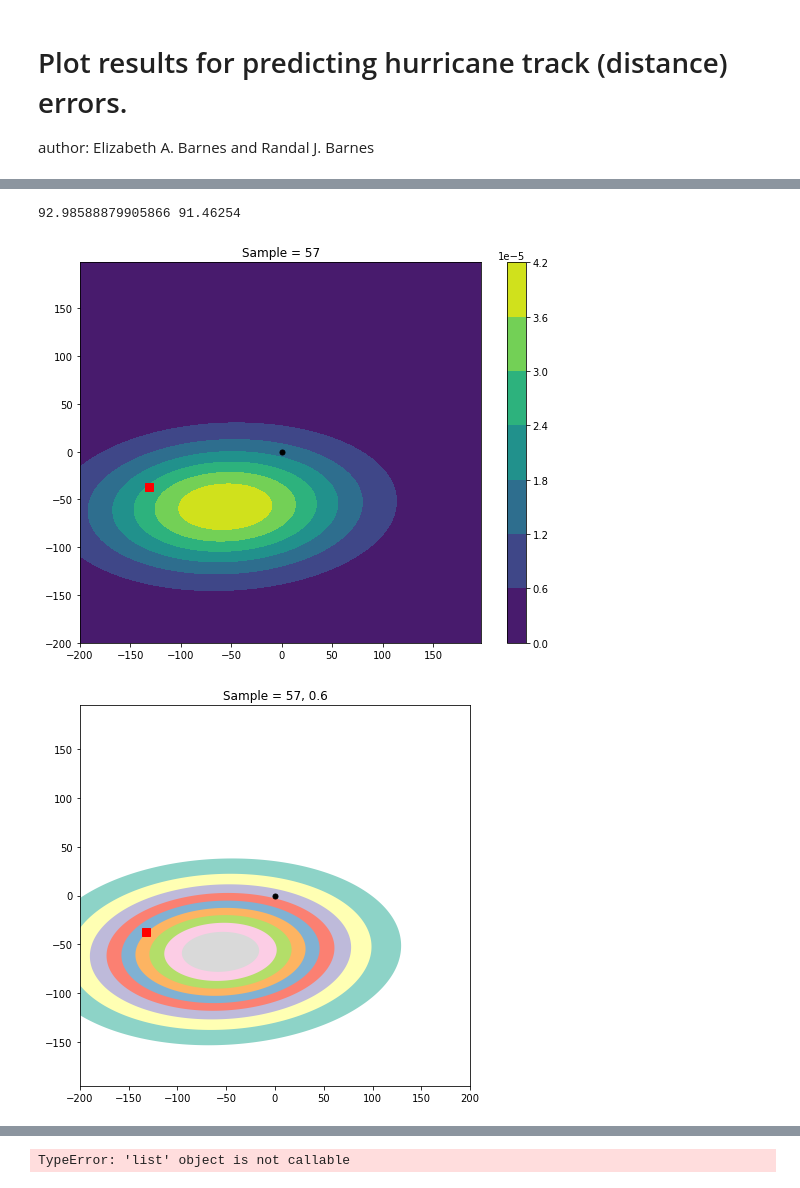
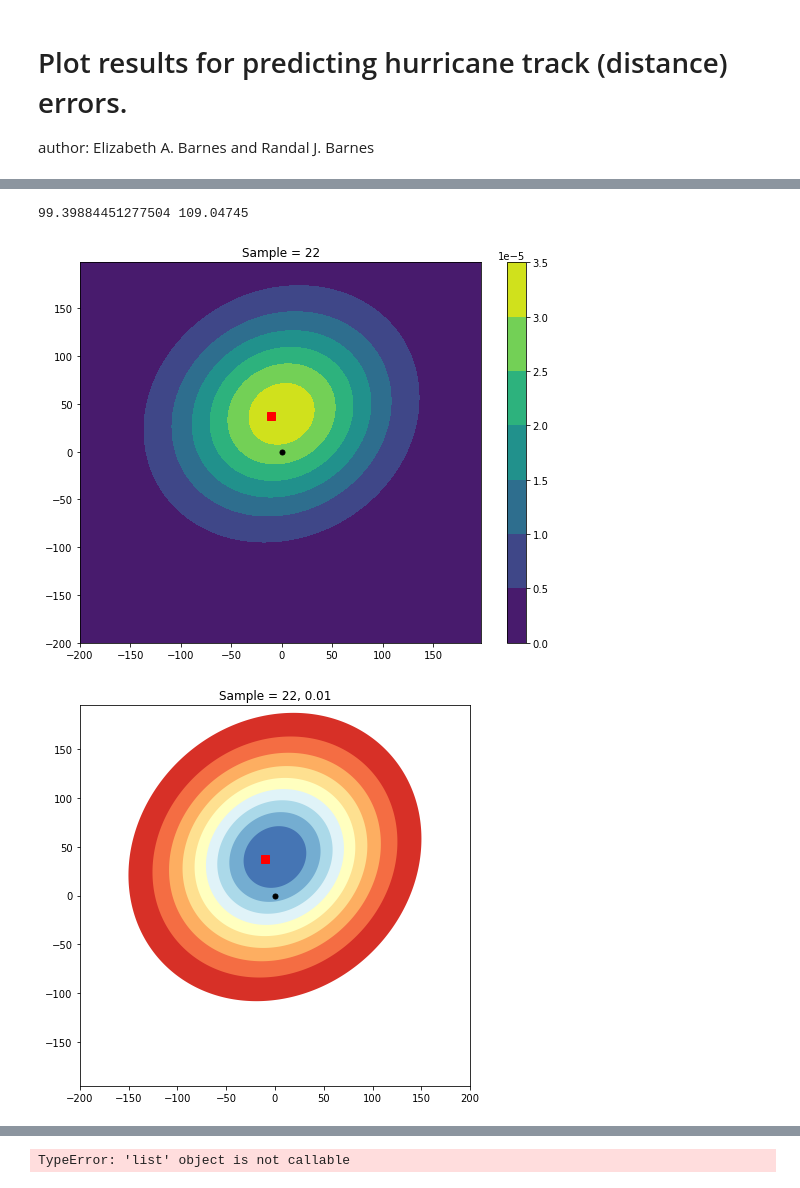
Before and after one commit to mafern/tcane_track, a Jupyter notebook: bivariate_normal/_plot_model_predictions.ipynb, the cells around one changed output, grey strips where cells are left out. Drawn from its saved outputs; the diff is of its cells as text; code cells hidden in the pictures.

```diff
--- a/bivariate_normal/_plot_model_predictions.ipynb
+++ b/bivariate_normal/_plot_model_predictions.ipynb
@@ -46,7 +46,7 @@ np.warnings.filterwarnings("ignore", category=np.VisibleDeprecationWarning)
 # %%
 EXP_NAME = "bivariate_normal_102_EPCP48"
 RNG_SEED = 123
-TESTING_YEAR = 2018
+TESTING_YEAR = 2020
 # %%
 # GET PREDICTIONS
 settings = experiment_settings.get_settings(EXP_NAME)
@@ -101,8 +102,9 @@ years(2018,) withheld for testing
 # %%
 from scipy.stats import multivariate_normal
 import mahalanobis
+imp.reload(mahalanobis)
 
-sample_plot = 57
+sample_plot = 22
 mval = 200
 inc = 2
 
@@ -141,33 +143,33 @@ for isample in np.arange(0,y_pred_test.shape[0]):
     rv = multivariate_normal([mu_u, mu_v], cov)
 
     pred_x, pred_y = (rv.mean[0], rv.mean[1])
     error = [pred_x - onehot_test[isample,0], pred_y - onehot_test[isample,1]]
 
     error_vec[isample] = error
 
 rmse = np.sqrt(error_vec[:,0]**2 + error_vec[:,1]**2)
 rmse_cons = np.sqrt(onehot_test[:,0]**2 + onehot_test[:,1]**2)
 print(rmse.mean(),rmse_cons.mean())
 
 
 mu_u,mu_v,sigma_u,sigma_v,rho = (y_pred_test[sample_plot,0],
                                  y_pred_test[sample_plot,1],
                                  y_pred_test[sample_plot,2],
                                  y_pred_test[sample_plot,3],
                                  y_pred_test[sample_plot,4],
                                 )
 
 plt.figure(figsize=(7,7))
 mahalanobis.plot_cdf(mu_u, mu_v, sigma_u, sigma_v, rho)
 cdf_val = mahalanobis.compute_cdf(mu_u, mu_v, sigma_u, sigma_v, rho, onehot_test[sample_plot,0],onehot_test[sample_plot,1])
 plt.plot(0,0,'.k',markersize=10)
 plt.plot(onehot_test[sample_plot,0],onehot_test[sample_plot,1],'sr',markersize=8)
 plt.xlim(-200,200)
 plt.ylim(-200,200)
 plt.title('Sample = ' + str(sample_plot) + ', ' + str(cdf_val.round(2)))
 
 plt.show()
 # %% [output]
-92.98588879905866 91.46254
+99.39884451277504 109.04745
-[figure, old version]
+[figure, new version]
-[figure, old version]
+[figure, new version]
```
Also changed, not shown: parts of 4 cells of this notebook, 1 other file.
